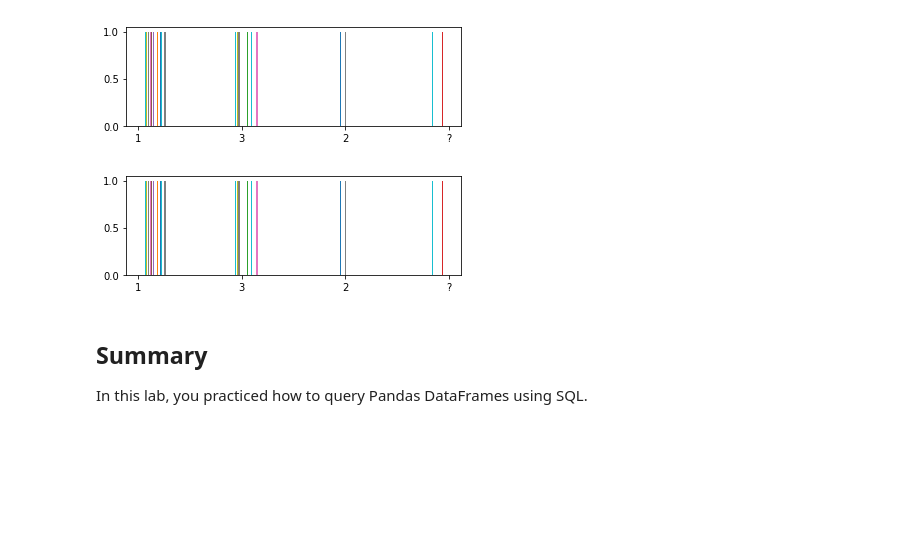
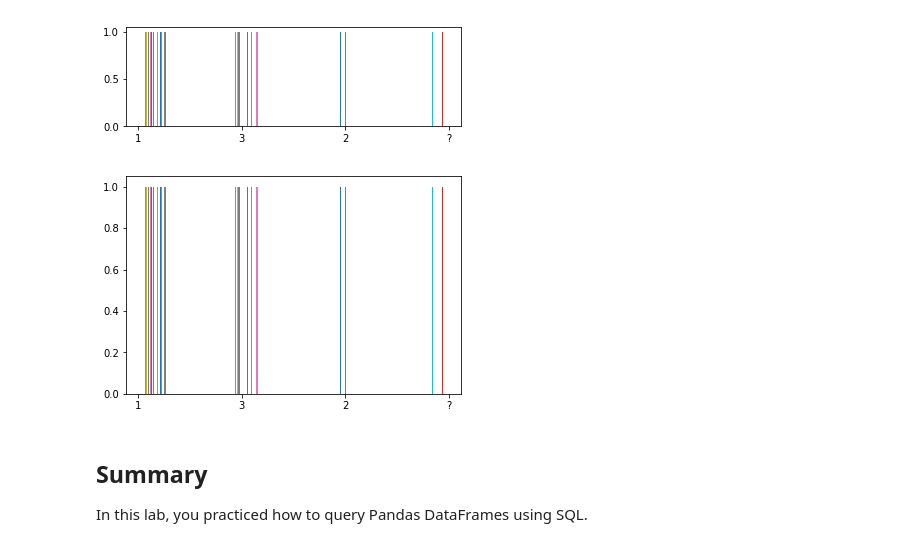
Before and after one commit to Pballer/dsc-using-sql-with-pandas-lab-dc-ds-071519, a Jupyter notebook: index.ipynb, the cells around one changed output. Cells and saved outputs as stored; diff of their text form; code cells hidden in the pictures; blank space fills up the shorter version.

```diff
--- a/index.ipynb
+++ b/index.ipynb
@@ -315,11 +315,11 @@ died_females_by_pclass_df = pysqldf(q4)
 [figure]
 # %%
 # Create and label the histograms for each below!
-ax1 = plt.subplot(2,1,1)
+ax1 = plt.subplot(1,1,1)
 plt.hist('Pclass', data=survived_females_by_pclass_df)
 plt.show()
 # %% [output]
-[figure, old version]
+[figure, new version]
 # %% [markdown]
 ## Summary
 
```
